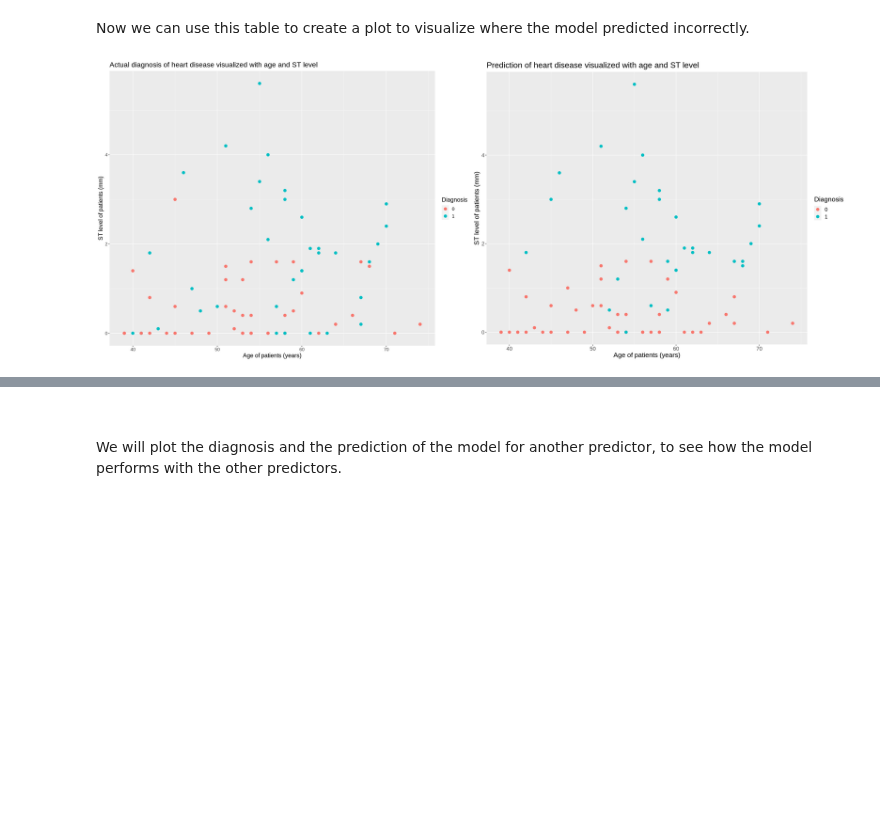
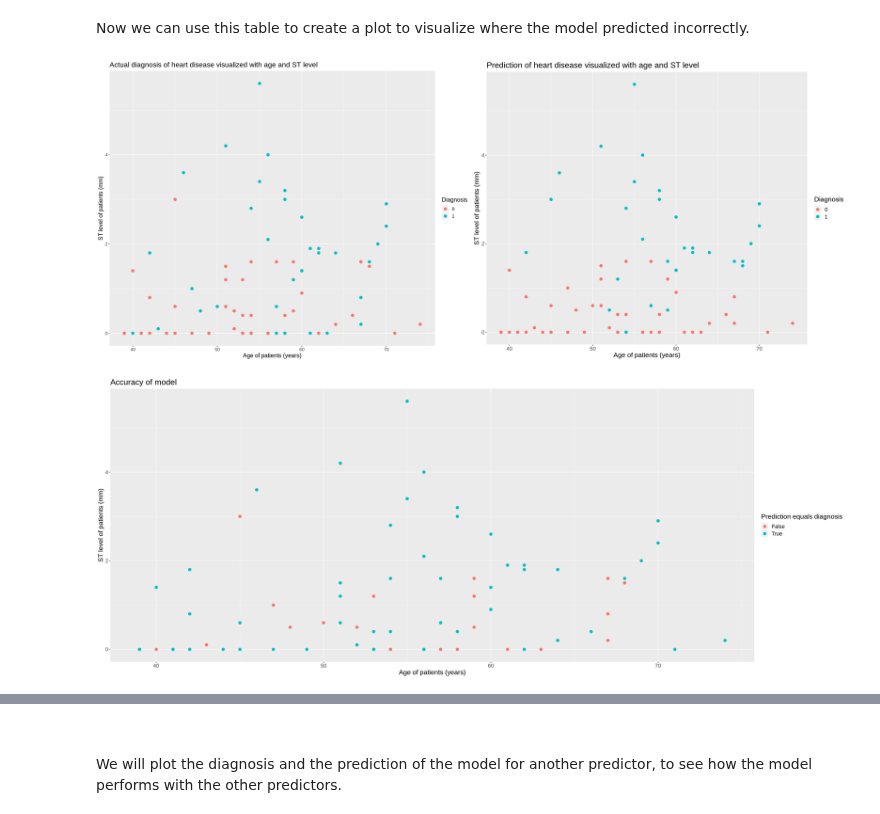
Before and after one commit to sendhelpDSCI/UBC_DSCI100_Group166, a Jupyter notebook: Final Report.ipynb, the cells around one changed output, grey strips where cells are left out. Cells and saved outputs as stored; diff of their text form; code cells hidden in the pictures; blank space fills up the shorter version.

Commit message:
plot+references

```diff
--- a/Final Report.ipynb
+++ b/Final Report.ipynb
@@ -237,21 +237,29 @@ Now we can use this table to create a plot to visualize where the model predicte
 # %%
 #Comparing the prediction for the diagnosis and the actual diagnosis
 options(repr.plot.width = 25, repr.plot.height=10)
 prediction_plot_age_ST<-prediction|>
 ggplot(aes(x=age, y=ST_level, colour=.pred_class))+
     geom_point(size = 3)+
        labs(x='Age of patients (years)', y='ST level of patients (mm)', colour='Diagnosis')+
 ggtitle('Prediction of heart disease visualized with age and ST level')+
 theme(text=element_text(size=16))
 
 
 testing_plot_age_ST<-prediction|>
 ggplot(aes(x=age, y=ST_level, colour=diagnosis))+
 geom_point(size = 3)+
 labs(x='Age of patients (years)', y='ST level of patients (mm)', colour='Diagnosis')+
 ggtitle('Actual diagnosis of heart disease visualized with age and ST level')+
 theme(text=element_text(size=14))
 
+pred_vs_actual<-accuracy_table|>
+ggplot(aes(x=age, y=ST_level, colour=equal))+
+geom_point(size=3)+
+labs(x='Age of patients (years)', y='ST level of patients (mm)', colour='Prediction equals diagnosis')+
+ggtitle('Accuracy of model')+
+theme(text=element_text(size=16))
+
 plot_grid(testing_plot_age_ST, prediction_plot_age_ST)
 # %% [output]
 [figure]
+[figure, added]
```
Also changed, not shown: parts of 8 cells of this notebook.
